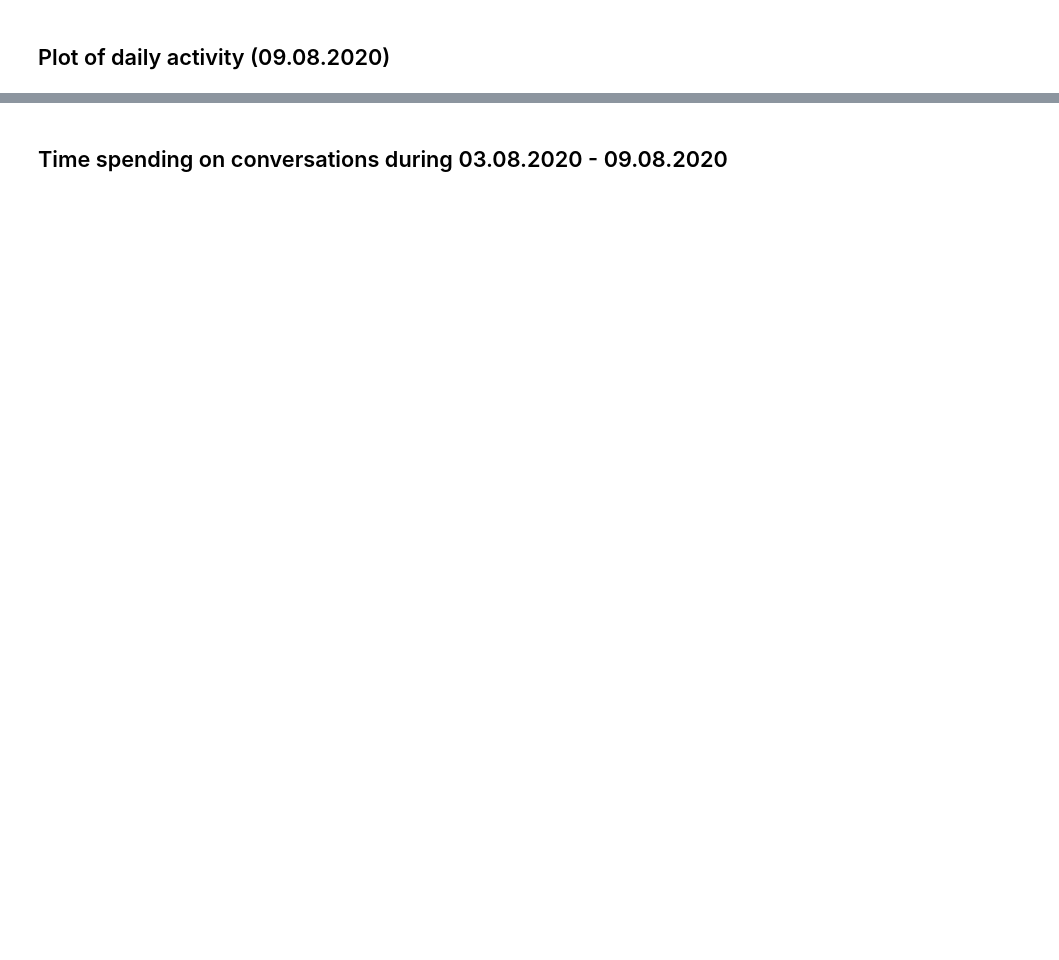
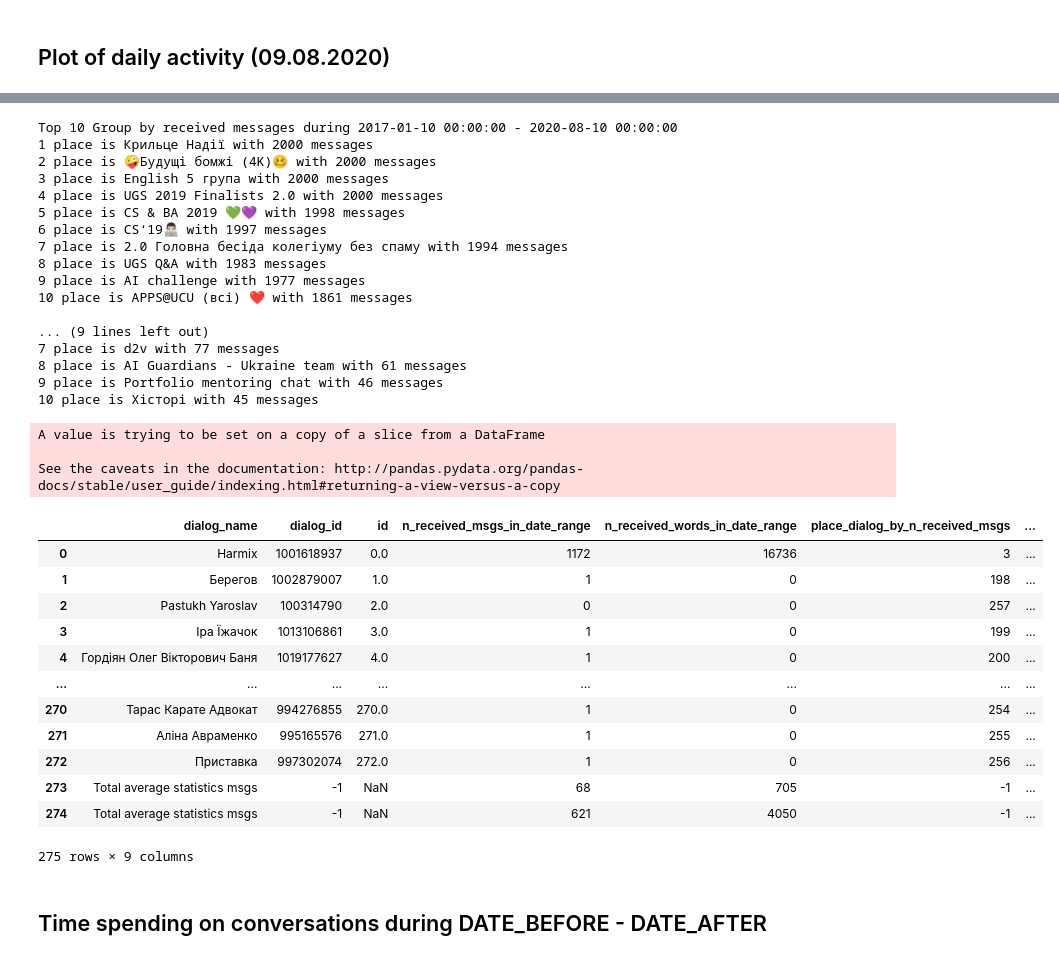
Before and after one commit to denysgerasymuk799/Dialogs-To-Value, a Jupyter notebook: dialogs_analysis.ipynb, the cells around one changed output, grey strips where cells are left out. Drawn from its saved outputs; the diff is of its cells as text; code cells hidden in the pictures; blank space fills up the shorter version.

```diff
--- a/dialogs_analysis.ipynb
+++ b/dialogs_analysis.ipynb
@@ -267,2 +323,61 @@ for place, friend in enumerate(lists.items()):
+# %%
+# get general statistics
+df_groups = pd.DataFrame(dialogs_info["Group"].items(), columns=["dialog_name", "dialog_id"])
+df_groups["id"] = [i for i in range(df_groups.index[-1] + 1)]
+
+df_groups, average_n_received_msgs, average_n_received_words = get_statistics_msgs(df_groups, "all", "Group", "received",
+                                                                            DATE_BEFORE, DATE_AFTER)
+df_groups, average_n_sent_msgs, average_n_sent_words = get_statistics_msgs(df_groups, USER_ID, "Group", "sent",
+                                                                    DATE_BEFORE, DATE_AFTER)
+
+new_row = {
+    "dialog_name": "Total average statistics msgs",
+    "dialog_id": -1,
+    "n_received_msgs_in_date_range": average_n_received_msgs,
+    "n_received_words_in_date_range": average_n_received_words,
+    "n_sent_msgs_in_date_range": average_n_sent_msgs,
+    "n_sent_words_in_date_range": average_n_sent_words,
+    "place_dialog_by_n_received_msgs": -1,
+    "place_dialog_by_n_sent_msgs": -1
+}
+
+df = df.append(new_row, ignore_index=True)
+
+df.to_csv(os.path.join("data", "tmp_static", f"groups_{RESULT_NAME_STATISTICS}.csv"))
+df
+# %% [output]
+Top 10 Group by received messages during 2017-01-10 00:00:00 - 2020-08-10 00:00:00
+1 place is Крильце Надії with 2000 messages
+2 place is 🤪Будущі бомжі (4K)🥴 with 2000 messages
+3 place is English 5 група with 2000 messages
+4 place is UGS 2019 Finalists 2.0 with 2000 messages
+5 place is CS & BA 2019 💚💜 with 1998 messages
+6 place is CS‘19👨🏻‍💻 with 1997 messages
+7 place is 2.0 Головна бесіда колегіуму без спаму with 1994 messages
+8 place is UGS Q&A with 1983 messages
+9 place is AI challenge with 1977 messages
+10 place is APPS@UCU (всі) ❤️ with 1861 messages
+
+... (9 lines left out)
+7 place is d2v with 77 messages
+8 place is AI Guardians - Ukraine team with 61 messages
+9 place is Portfolio mentoring chat with 46 messages
+10 place is Хісторі with 45 messages
+A value is trying to be set on a copy of a slice from a DataFrame
+
+See the caveats in the documentation: http://pandas.pydata.org/pandas-docs/stable/user_guide/indexing.html#returning-a-view-versus-a-copy
+|  | dialog_name | dialog_id | id | n_received_msgs_in_date_range | n_received_words_in_date_range | place_dialog_by_n_received_msgs | ... |
+| 0 | Harmix | 1001618937 | 0.0 | 1172 | 16736 | 3 | ... |
+| 1 | Берегов | 1002879007 | 1.0 | 1 | 0 | 198 | ... |
+| 2 | Pastukh Yaroslav | 100314790 | 2.0 | 0 | 0 | 257 | ... |
+| 3 | Іра Їжачок | 1013106861 | 3.0 | 1 | 0 | 199 | ... |
+| 4 | Гордіян Олег Вікторович Баня | 1019177627 | 4.0 | 1 | 0 | 200 | ... |
+| ... | ... | ... | ... | ... | ... | ... | ... |
+| 270 | Тарас Карате Адвокат | 994276855 | 270.0 | 1 | 0 | 254 | ... |
+| 271 | Аліна Авраменко | 995165576 | 271.0 | 1 | 0 | 255 | ... |
+| 272 | Приставка | 997302074 | 272.0 | 1 | 0 | 256 | ... |
+| 273 | Total average statistics msgs | -1 | NaN | 68 | 705 | -1 | ... |
+| 274 | Total average statistics msgs | -1 | NaN | 621 | 4050 | -1 | ... |
+275 rows × 9 columns
 # %% [markdown]
-## Time spending on conversations during 03.08.2020 - 09.08.2020
+## Time spending on conversations during DATE_BEFORE - DATE_AFTER
```
Also changed, not shown: parts of 15 cells of this notebook.
